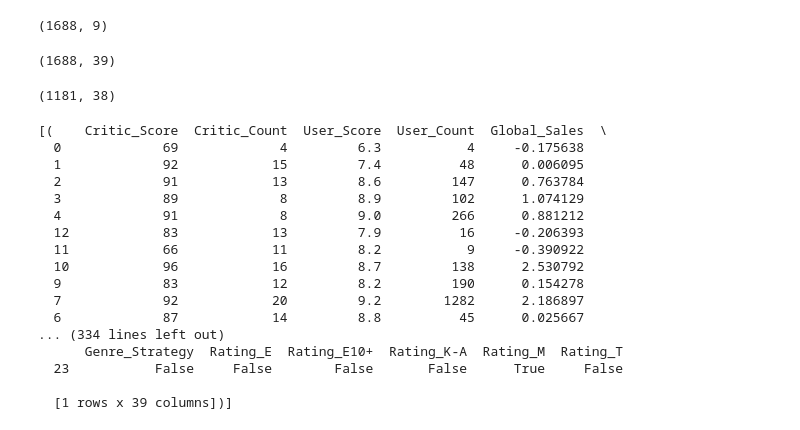
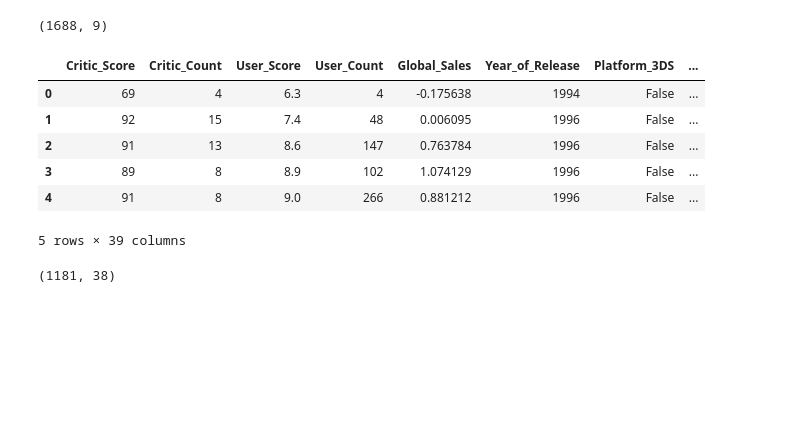
Before and after one commit to jhenson239/Capstone-Two, a Jupyter notebook: Test.ipynb, the cells around one changed output. Drawn from its saved outputs; the diff is of its cells as text; code cells hidden in the pictures; blank space fills up the shorter version.

```diff
--- a/Test.ipynb
+++ b/Test.ipynb
@@ -91,14 +92,19 @@ dtype: int64
 # %%
 #scaling and getting dummies
 scaler = StandardScaler()
 df2['Global_Sales'] = scaler.fit_transform(df2[['Global_Sales']])
 df2 = pd.get_dummies(df2)
 
 final_df = df2.sort_values(by=['Year_of_Release'], axis=0)
 final_df.head()
-final_df.shape
 # %% [output]
+|  | Critic_Score | Critic_Count | User_Score | User_Count | Global_Sales | Year_of_Release | Platform_3DS | ... |
+| 0 | 69 | 4 | 6.3 | 4 | -0.175638 | 1994 | False | ... |
+| 1 | 92 | 15 | 7.4 | 48 | 0.006095 | 1996 | False | ... |
+| 2 | 91 | 13 | 8.6 | 147 | 0.763784 | 1996 | False | ... |
+| 3 | 89 | 8 | 8.9 | 102 | 1.074129 | 1996 | False | ... |
+| 4 | 91 | 8 | 9.0 | 266 | 0.881212 | 1996 | False | ... |
-(1688, 39)
+5 rows × 39 columns
 # %%
 #splitting
 X= final_df.drop(columns=['Global_Sales'])
@@ -111,38 +117,6 @@ X_train, X_val, y_train, y_val = train_test_split(X, y, test_size=0.3, random_st
 X_train.shape
 # %% [output]
 (1181, 38)
-# %%
-#
-train_window= 12
-def create_inout_sequences(input_data, window):
-    inout_seq = []
-    L = len(input_data)
-    for i in range(L-window):
-        train_seq = input_data[i:i+window]
-        train_label = input_data[i+window:i+window+1]
-        inout_seq.append((train_seq ,train_label))
-    return inout_seq
-
-train_inout_seq = create_inout_sequences(final_df, train_window)
-train_inout_seq[:5]
-# %% [output]
-[(    Critic_Score  Critic_Count  User_Score  User_Count  Global_Sales  \
-  0             69             4         6.3           4     -0.175638
-  1             92            15         7.4          48      0.006095
-  2             91            13         8.6         147      0.763784
-  3             89             8         8.9         102      1.074129
-  4             91             8         9.0         266      0.881212
-  12            83            13         7.9          16     -0.206393
-  11            66            11         8.2           9     -0.390922
-  10            96            16         8.7         138      2.530792
-  9             83            12         8.2         190      0.154278
-  7             92            20         9.2        1282      2.186897
-  6             87            14         8.8          45      0.025667
-... (334 lines left out)
-      Genre_Strategy  Rating_E  Rating_E10+  Rating_K-A  Rating_M  Rating_T
-  23           False     False        False       False      True     False
-
-  [1 rows x 39 columns])]
 # %%
 #Had to convert all dytpes for the tensor to work. Does not take int dtypes.
 #ValueError: Failed to convert a NumPy array to a Tensor (Unsupported object type int).
```
Also changed, not shown: parts of 7 cells of this notebook.
